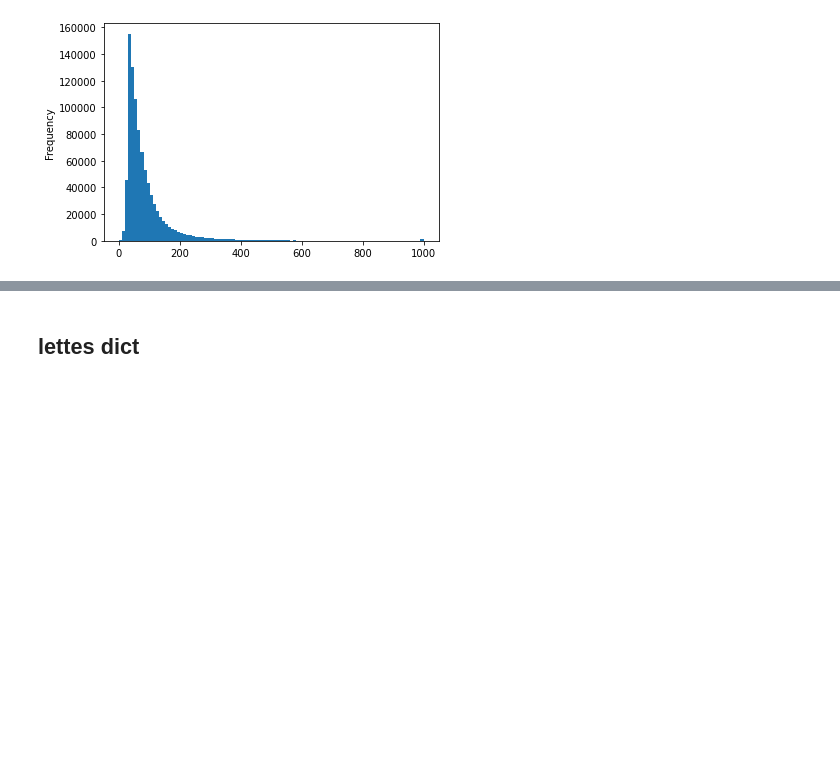
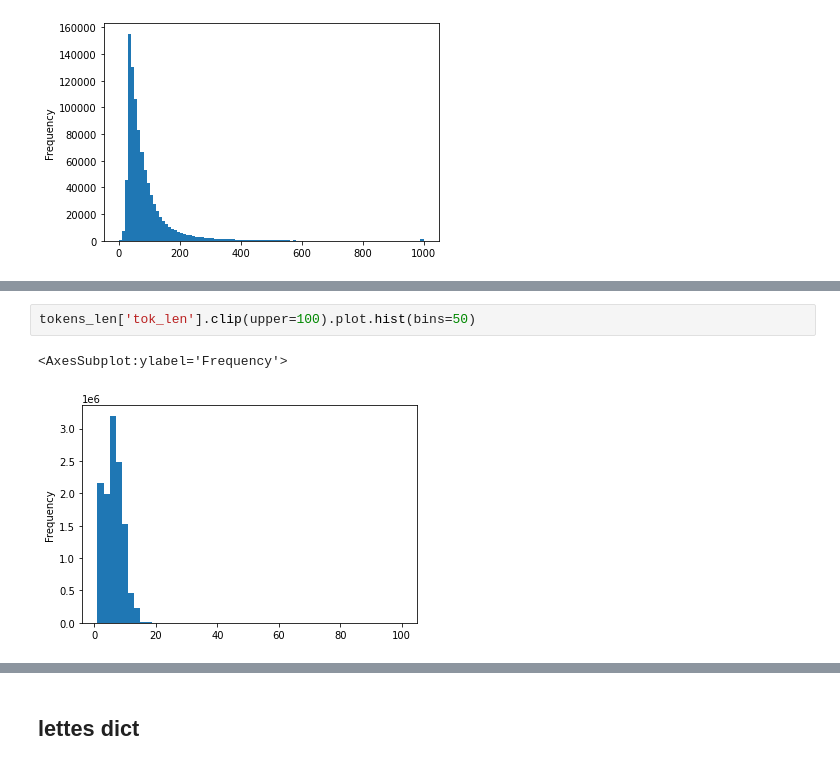
Before and after one commit to mbronis/gensim, a Jupyter notebook: gensim.ipynb, the cells around one changed output, grey strips where cells are left out. Drawn from its saved outputs; the diff is of its cells as text; blank space fills up the shorter version.

```diff
--- a/gensim.ipynb
+++ b/gensim.ipynb
@@ -58,0 +99,5 @@ data['len_clean_ratio'].plot.hist(bins=100)
+# %%
+tokens_len['tok_len'].clip(upper=100).plot.hist(bins=50)
+# %% [output]
+<AxesSubplot:ylabel='Frequency'>
+[figure, added]
```
Also changed, not shown: parts of 34 cells of this notebook.
